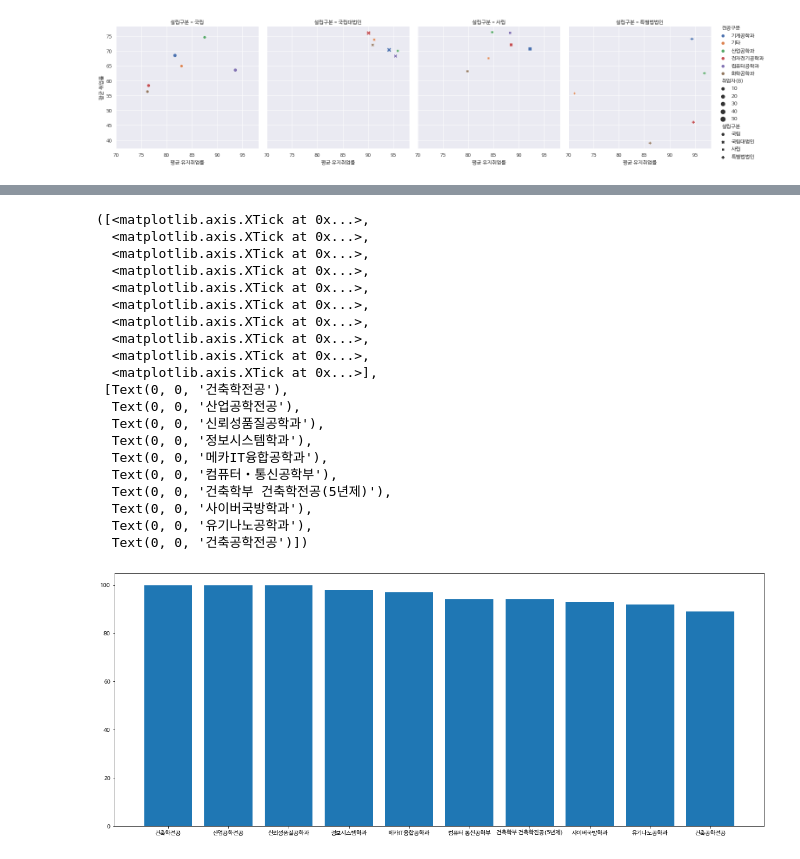
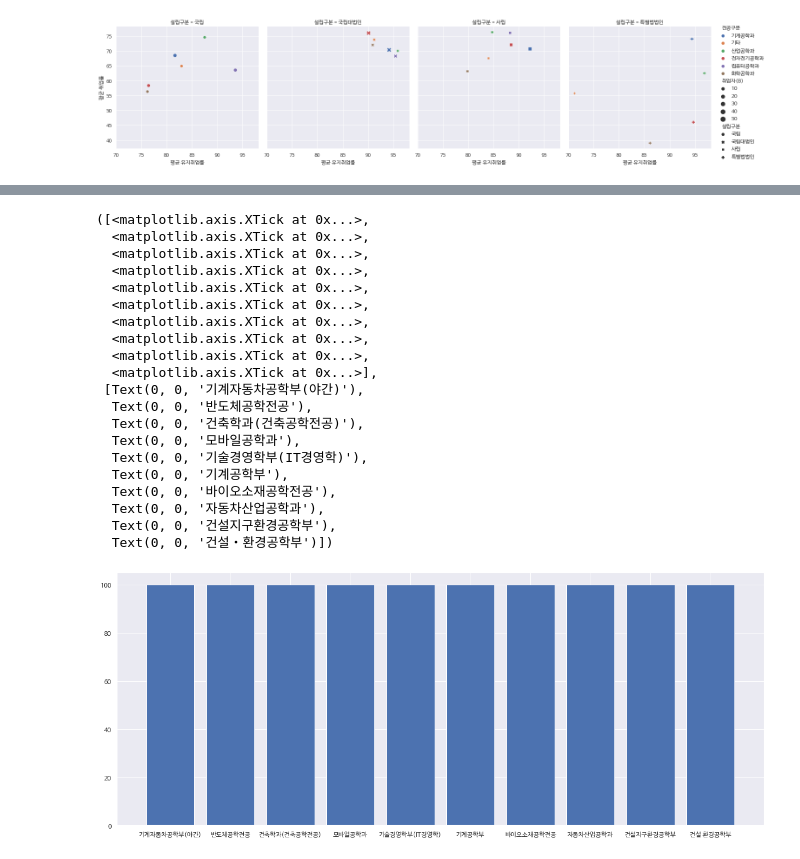
Before and after one commit to HWANG-HOE-SUN/Univ.Project, a Jupyter notebook: 대학자료분석/대학알리미_자료분석.ipynb, the cells around one changed output, grey strips where cells are left out. Saved outputs shown, nothing was run; the diff lists cells and outputs as text; code cells hidden in the pictures.

```diff
--- a/대학자료분석/대학알리미_자료분석.ipynb
+++ b/대학자료분석/대학알리미_자료분석.ipynb
@@ -738,11 +736,11 @@ df3 = pd.DataFrame(a_copy.groupby(['전공구분','설립구분'])['유취_계
 idx1 = pd.DataFrame(a_copy.groupby(['전공구분','설립구분'])['취업자(B)'].mean().index.get_level_values(0)) # 전공구분
 idx2 = pd.DataFrame(a_copy.groupby(['전공구분','설립구분'])['취업자(B)'].mean().index.get_level_values(1)) # 설립구분
 
-a_copy = pd.concat([df1,df2,df3,idx1,idx2],axis=1,ignore_index=True)
-a_copy.rename(columns={0:'취업자(B)',1:'취업률반올림',2:'유취_계평균',3:'전공구분',4:'설립구분'},inplace=True)
+a_copy_2018_주요 = pd.concat([df1,df2,df3,idx1,idx2],axis=1,ignore_index=True)
+a_copy_2018_주요.rename(columns={0:'취업자(B)',1:'취업률반올림',2:'유취_계평균',3:'전공구분',4:'설립구분'},inplace=True)
 
 ax = sns.relplot(x="유취_계평균", y="취업률반올림", hue='전공구분',
-            style ='설립구분', size='취업자(B)', data=a_copy,
+            style ='설립구분', size='취업자(B)', data=a_copy_2018_주요,
             sizes=(35, 120), col='설립구분')
 ax.set_axis_labels("평균 유지취업률", "평균 취업률")
 plt.savefig('대학 유형별 공대 취업률 지표(주요학과).png')
@@ -779,32 +1127,32 @@ plt.show()
 # %%
 import matplotlib.pyplot as plt
 
 x = np.arange(10)
-values = 사립_2018_copy.sort_values(by=['취업률반올림','유취_계평균'],ascending=False).iloc[0:10]['취업률반올림']
-majors = 사립_2018_copy.sort_values(by=['취업률반올림','유취_계평균'],ascending=False).iloc[0:10]['학과(전공)']
+values = a_copy.sort_values(by=['취업률반올림','유취_계평균'],ascending=False).iloc[0:10]['취업률반올림']
+majors = a_copy.sort_values(by=['취업률반올림','유취_계평균'],ascending=False).iloc[0:10]['학과(전공)']
 
 plt.figure(figsize=(20,8))
 plt.bar(x, values)
 plt.xticks(x, majors)
 # %% [output]
 ([<matplotlib.axis.XTick at 0x...>,
   <matplotlib.axis.XTick at 0x...>,
   <matplotlib.axis.XTick at 0x...>,
   <matplotlib.axis.XTick at 0x...>,
   <matplotlib.axis.XTick at 0x...>,
   <matplotlib.axis.XTick at 0x...>,
   <matplotlib.axis.XTick at 0x...>,
   <matplotlib.axis.XTick at 0x...>,
   <matplotlib.axis.XTick at 0x...>,
   <matplotlib.axis.XTick at 0x...>],
- [Text(0, 0, '건축학전공'),
-  Text(0, 0, '산업공학전공'),
-  Text(0, 0, '신뢰성품질공학과'),
-  Text(0, 0, '정보시스템학과'),
-  Text(0, 0, '메카IT융합공학과'),
-  Text(0, 0, '컴퓨터・통신공학부'),
-  Text(0, 0, '건축학부 건축학전공(5년제)'),
-  Text(0, 0, '사이버국방학과'),
-  Text(0, 0, '유기나노공학과'),
-  Text(0, 0, '건축공학전공')])
+ [Text(0, 0, '기계자동차공학부(야간)'),
+  Text(0, 0, '반도체공학전공'),
+  Text(0, 0, '건축학과(건축공학전공)'),
+  Text(0, 0, '모바일공학과'),
+  Text(0, 0, '기술경영학부(IT경영학)'),
+  Text(0, 0, '기계공학부'),
+  Text(0, 0, '바이오소재공학전공'),
+  Text(0, 0, '자동차산업공학과'),
+  Text(0, 0, '건설지구환경공학부'),
+  Text(0, 0, '건설・환경공학부')])
-[figure, old version]
+[figure, new version]
```
Also changed, not shown: parts of 36 cells of this notebook.
